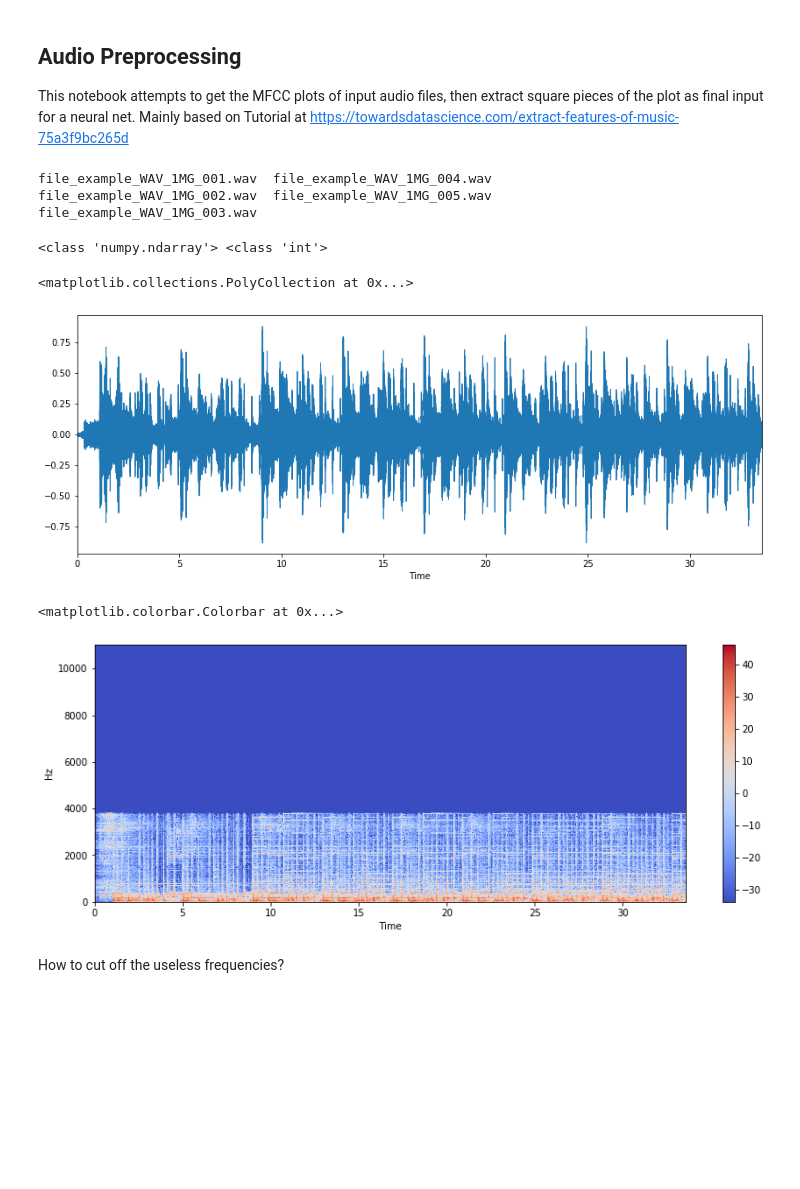
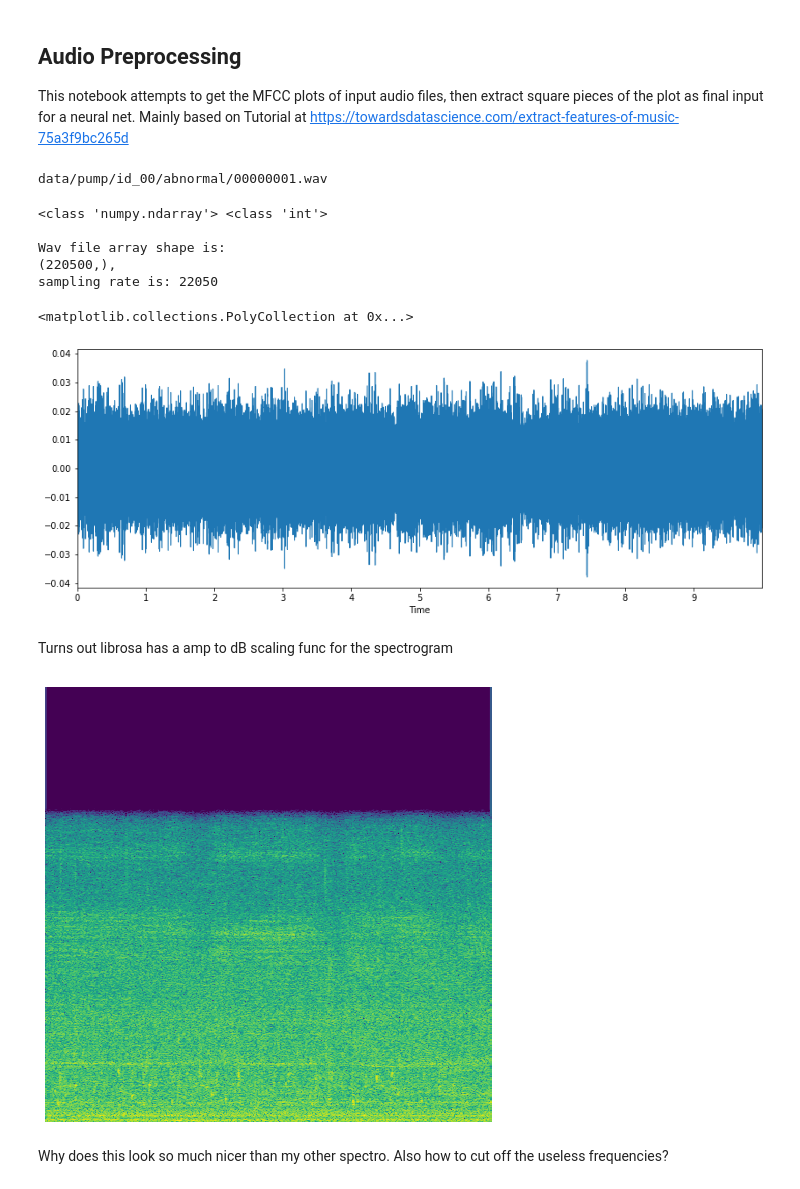
Before and after one commit to PeterFriedrich/machine-sound-prediction, a Jupyter notebook: upgraded-audio-pre-processing.ipynb, the cells around one changed output. Drawn from its saved outputs; the diff is of its cells as text; code cells hidden in the pictures; blank space fills up the shorter version.

```diff
--- a/upgraded-audio-pre-processing.ipynb
+++ b/upgraded-audio-pre-processing.ipynb
@@ -5,25 +5,29 @@ then extract square pieces of the plot as final input for a neural net.
 Mainly based on Tutorial at https://towardsdatascience.com/extract-features-of-music-75a3f9bc265d
 # %%
 import librosa
-# %%
-ls data/sounds
-# %% [output]
-file_example_WAV_1MG_001.wav  file_example_WAV_1MG_004.wav
-file_example_WAV_1MG_002.wav  file_example_WAV_1MG_005.wav
-file_example_WAV_1MG_003.wav
+# %%
+ls data/pump/id_00/abnormal/00000001.wav
+# %% [output]
+data/pump/id_00/abnormal/00000001.wav
 # %%
-audio_path = 'data/sounds/file_example_WAV_1MG_004.wav'
+audio_path = 'data/pump/id_00/normal/00000000.wav'
 x , sr = librosa.load(audio_path)
-print(type(x), type(sr))
+print(type(x), type(sr),)
+print(f"\nWav file array shape is:\n{x.shape},\nsampling rate is: {sr}")
 # %% [output]
 <class 'numpy.ndarray'> <class 'int'>
+
+Wav file array shape is:
+(220500,),
+sampling rate is: 22050
 # %%
 #display waveform
 %matplotlib inline
 import matplotlib.pyplot as plt
 import librosa.display
+
 plt.figure(figsize=(14, 5))
 librosa.display.waveplot(x, sr=sr)
 # %% [output]
 <matplotlib.collections.PolyCollection at 0x...>
-[figure, old version]
+[figure, new version]
@@ -30,17 +41,18 @@ librosa.display.waveplot(x, sr=sr)
+# %% [markdown]
+Turns out librosa has a amp to dB scaling func for the spectrogram
 # %%
 #display Spectrogram
-X = librosa.stft(x)
-Xdb = librosa.amplitude_to_db(abs(X))
-plt.figure(figsize=(14, 5))
-librosa.display.specshow(Xdb, sr=sr, x_axis='time', y_axis='hz')
+plt.figure(figsize=(8, 8))
+fig = librosa.display.specshow(Xdb, sr=sr, x_axis='time', y_axis='hz',cmap='viridis')
+plt.axis('off')
+fig.axes.get_xaxis().set_visible(False)
+fig.axes.get_yaxis().set_visible(False)
 #If to pring log of frequencies
 #librosa.display.specshow(Xdb, sr=sr, x_axis='time', y_axis='log')
-plt.colorbar()
 # %% [output]
-<matplotlib.colorbar.Colorbar at 0x...>
-[figure, old version]
+[figure, new version]
 # %% [markdown]
-How to cut off the useless frequencies?
+Why does this look so much nicer than my other spectro. Also how to cut off the useless frequencies?
 # %%
 mfccs = librosa.feature.mfcc(x, sr=sr)
 print(mfccs.shape) #Displaying  the MFCCs:
```
Also changed, not shown: parts of 5 cells of this notebook, 1 other file.
